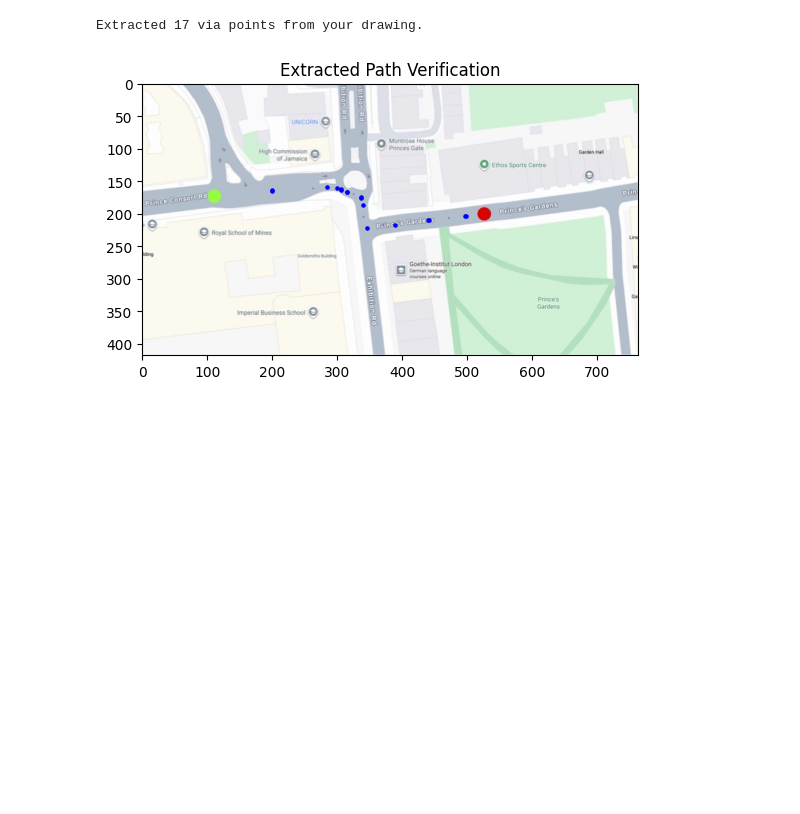
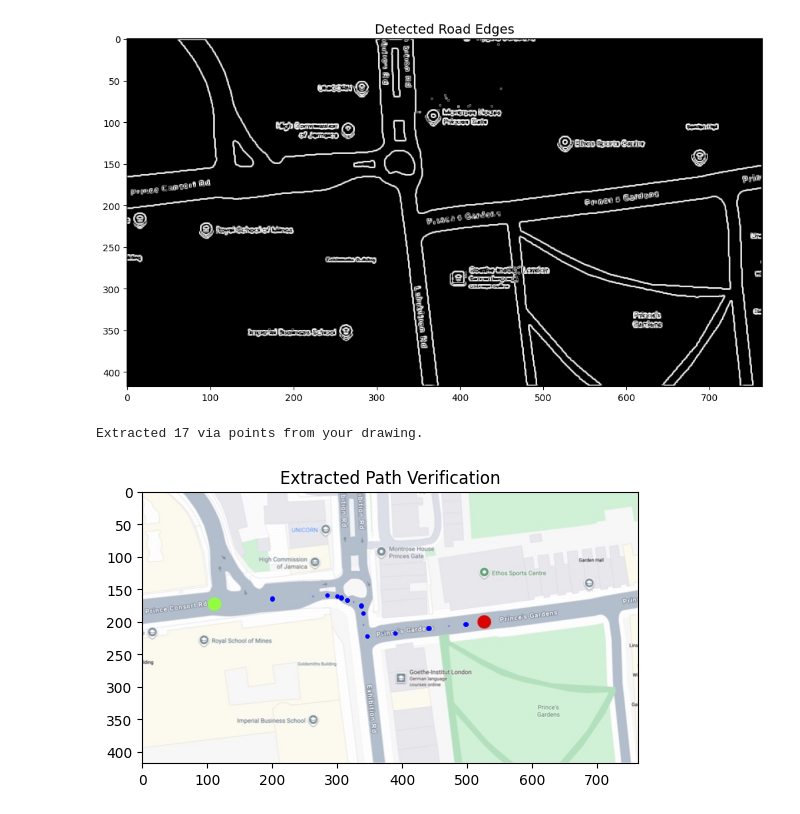
Before and after one commit to m1pan/me4robotics_cw2, a Jupyter notebook: cw.ipynb, the cells around one changed output. Drawn from its saved outputs; the diff is of its cells as text; code cells hidden in the pictures; blank space fills up the shorter version.

```diff
--- a/cw.ipynb
+++ b/cw.ipynb
@@ -101,3 +112,17 @@ End Coordinate (Green): [111 173]
+# %%
+plt.figure(figsize=(14, 6))
+
+# 2. Plot the detected edges
+# plt.subplot(1, 2, 2)
+# Using a gray colormap highlights the high-gradient areas (edges) as white
+plt.imshow(road_edges, cmap='gray')
+plt.title('Detected Road Edges', fontsize=14)
+# plt.axis('off')
+
+plt.tight_layout()
+plt.show()
+# %% [output]
+[figure, added]
 # %%
 blue_mask = (B > 0.6) & (B > R*1.5) & (B > G*1.5)
 
```
Also changed, not shown: parts of 8 cells of this notebook, 3 other files.
